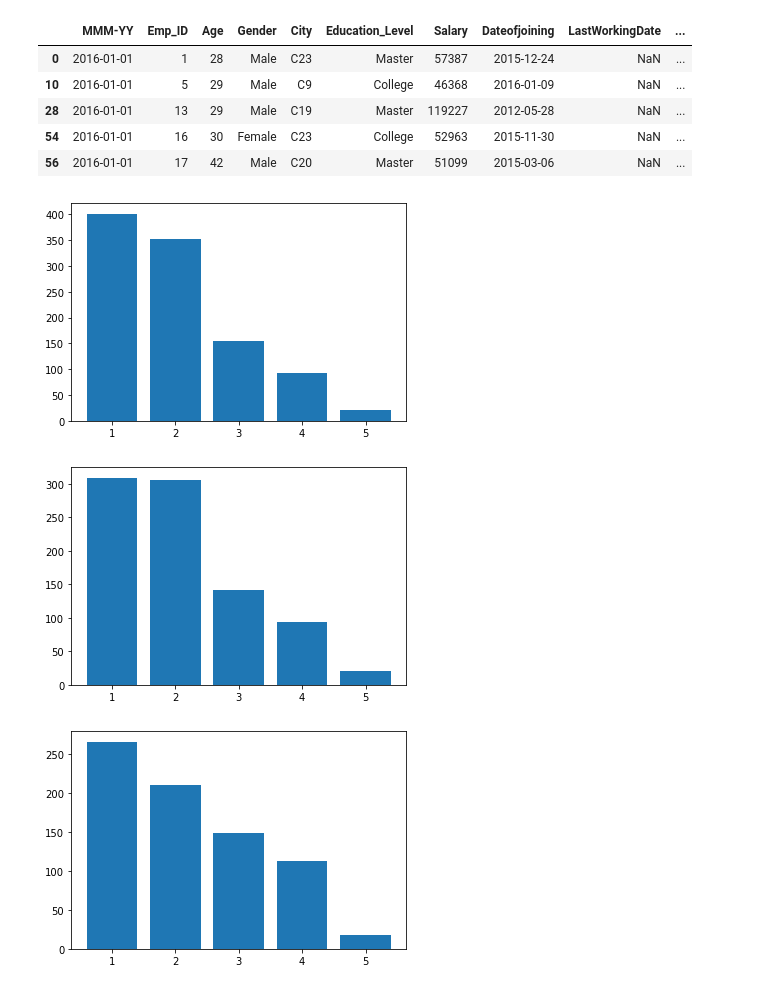
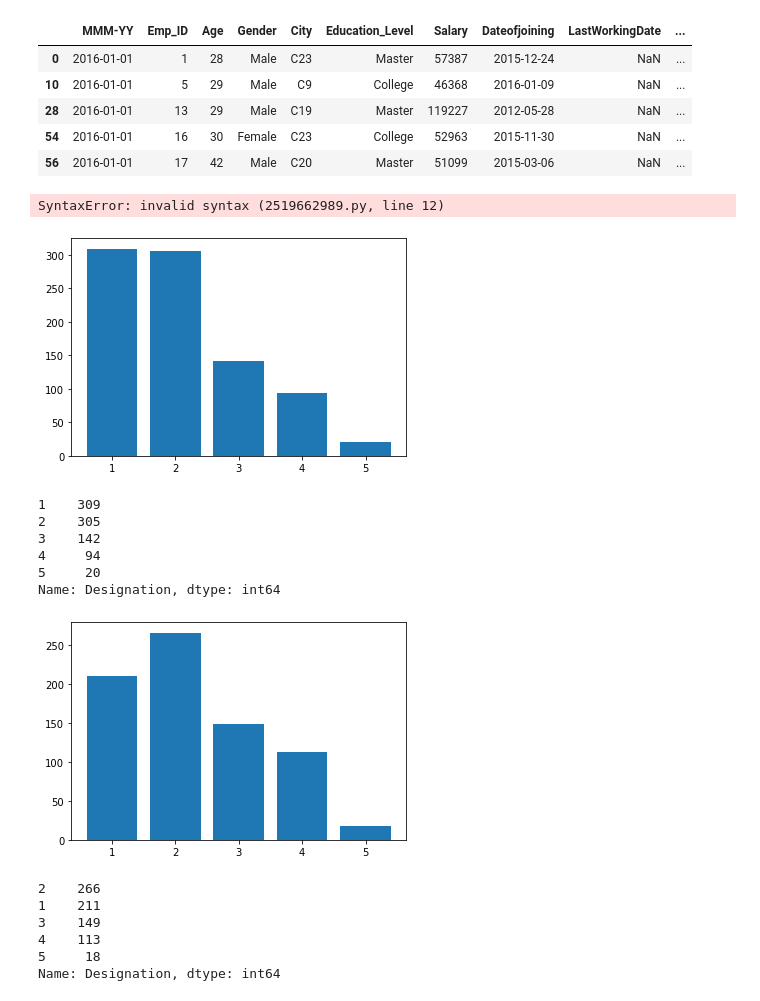
Before and after one commit to shanCH3n/Project1-DAbootcamp-Grp2, a Jupyter notebook: 01_Data/EmployeeAttrition_Leavers.ipynb, the cells around one changed output. Saved outputs shown, nothing was run; the diff lists cells and outputs as text; code cells hidden in the pictures.

```diff
--- a/01_Data/EmployeeAttrition_Leavers.ipynb
+++ b/01_Data/EmployeeAttrition_Leavers.ipynb
@@ -29,13 +50,18 @@ Jan16_df.head()
 | 56 | 2016-01-01 | 17 | 42 | Male | C20 | Master | 51099 | 2015-03-06 | NaN | ... |
 # %%
 # plot shape of company Jan 2016
-
+d1_count = []
+d2_count =[]
+d3_count = []
+d4_count = []
+d5_count = []
 x=[1,2,3,4,5]
 y= Jan16_df['Designation'].value_counts()
 plt.bar(x,y)
 plt.show()
+y.transpose()
 # %% [output]
-[figure, removed]
+SyntaxError: invalid syntax (2519662989.py, line 12)
 # %%
 # plot shape of company Mar 2016
 Mar16_df = df.loc[df['MMM-YY']=='2016-03-01',:]
@@ -44,18 +70,32 @@ x=[1,2,3,4,5]
 y= Mar16_df['Designation'].value_counts()
 plt.bar(x,y)
 plt.show()
+y.transpose()
 # %% [output]
 [figure]
+1    309
+2    305
+3    142
+4     94
+5     20
+Name: Designation, dtype: int64
 # %%
 # plot shape of company July 2016
 Jul16_df = df.loc[df['MMM-YY']=='2016-07-01',:]
 # Jul16_df.head()
-x=[1,2,3,4,5]
+x=[2,1,3,4,5]
 y= Jul16_df['Designation'].value_counts()
 plt.bar(x,y)
 plt.show()
+y.transpose()
 # %% [output]
-[figure, old version]
+[figure, new version]
+2    266
+1    211
+3    149
+4    113
+5     18
+Name: Designation, dtype: int64
 # %%
 # plot shape of company Nov 2016
 Nov16_df = df.loc[df['MMM-YY']=='2016-11-01',:]
```
Also changed, not shown: parts of 14 cells of this notebook, 1 other file.
